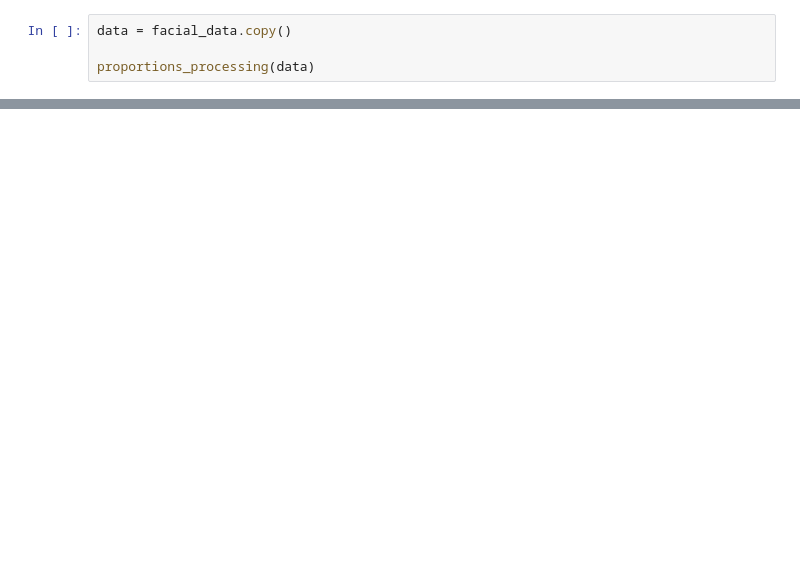
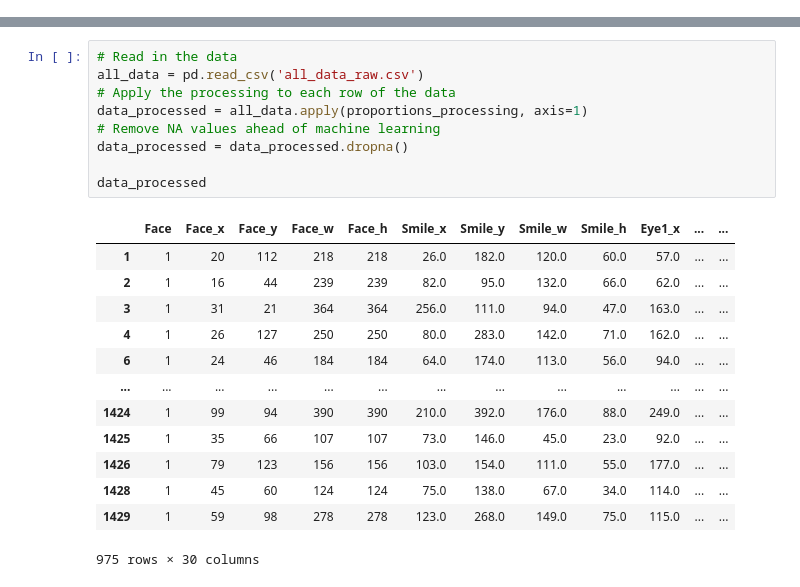
Before and after one commit to hbarnes163/bootcamp_y2_sum2, a Jupyter notebook: Summative2/facedetection.ipynb, the cells around one changed output, grey strips where cells are left out. Cells and saved outputs as stored; diff of their text form; blank space fills up the shorter version.

```diff
--- a/Summative2/facedetection.ipynb
+++ b/Summative2/facedetection.ipynb
@@ -104,4 +0,0 @@ def proportions_processing(data):
-# %%
-data = facial_data.copy()
-
-proportions_processing(data)
@@ -424,0 +212,23 @@ Overall accuracy: 84.9%
+# %%
+# Read in the data
+all_data = pd.read_csv('all_data_raw.csv')
+# Apply the processing to each row of the data
+data_processed = all_data.apply(proportions_processing, axis=1)
+# Remove NA values ahead of machine learning
+data_processed = data_processed.dropna()
+
+data_processed
+# %% [output]
+|  | Face | Face_x | Face_y | Face_w | Face_h | Smile_x | Smile_y | Smile_w | Smile_h | Eye1_x | ... | ... |
+| 1 | 1 | 20 | 112 | 218 | 218 | 26.0 | 182.0 | 120.0 | 60.0 | 57.0 | ... | ... |
+| 2 | 1 | 16 | 44 | 239 | 239 | 82.0 | 95.0 | 132.0 | 66.0 | 62.0 | ... | ... |
+| 3 | 1 | 31 | 21 | 364 | 364 | 256.0 | 111.0 | 94.0 | 47.0 | 163.0 | ... | ... |
+| 4 | 1 | 26 | 127 | 250 | 250 | 80.0 | 283.0 | 142.0 | 71.0 | 162.0 | ... | ... |
+| 6 | 1 | 24 | 46 | 184 | 184 | 64.0 | 174.0 | 113.0 | 56.0 | 94.0 | ... | ... |
+| ... | ... | ... | ... | ... | ... | ... | ... | ... | ... | ... | ... | ... |
+| 1424 | 1 | 99 | 94 | 390 | 390 | 210.0 | 392.0 | 176.0 | 88.0 | 249.0 | ... | ... |
+| 1425 | 1 | 35 | 66 | 107 | 107 | 73.0 | 146.0 | 45.0 | 23.0 | 92.0 | ... | ... |
+| 1426 | 1 | 79 | 123 | 156 | 156 | 103.0 | 154.0 | 111.0 | 55.0 | 177.0 | ... | ... |
+| 1428 | 1 | 45 | 60 | 124 | 124 | 75.0 | 138.0 | 67.0 | 34.0 | 114.0 | ... | ... |
+| 1429 | 1 | 59 | 98 | 278 | 278 | 123.0 | 268.0 | 149.0 | 75.0 | 115.0 | ... | ... |
+975 rows × 30 columns
```
Also changed, not shown: parts of 52 cells of this notebook, 3 other files.
